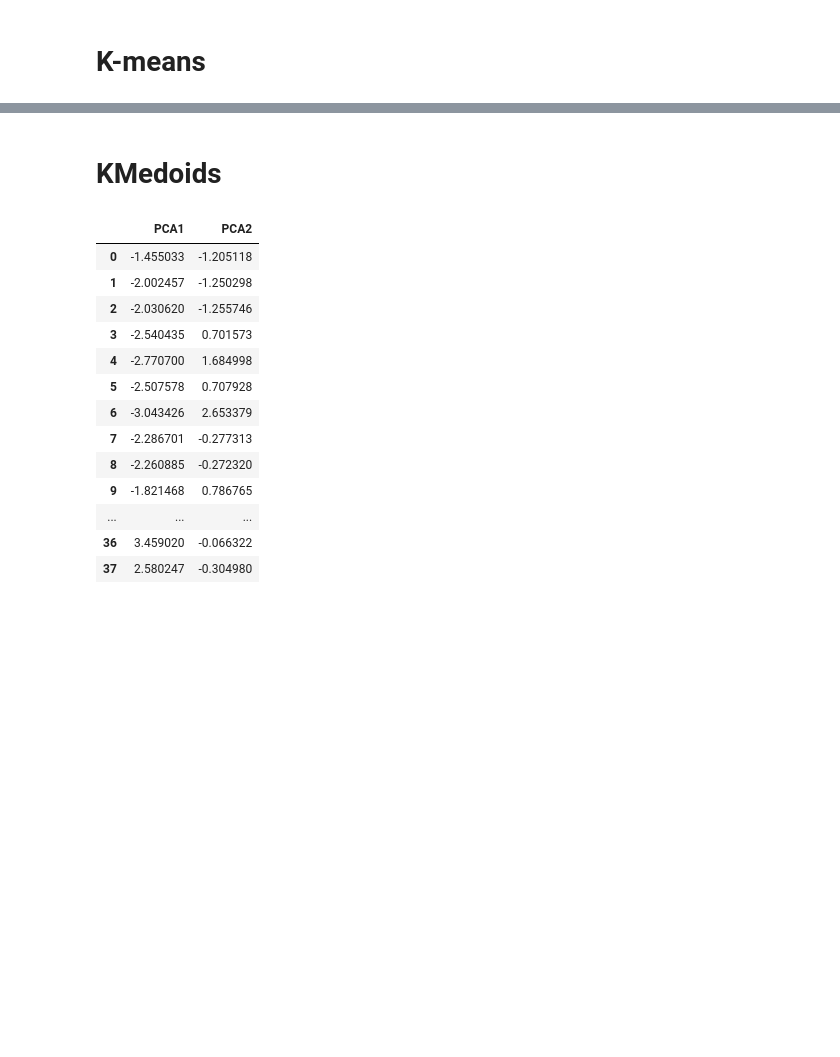
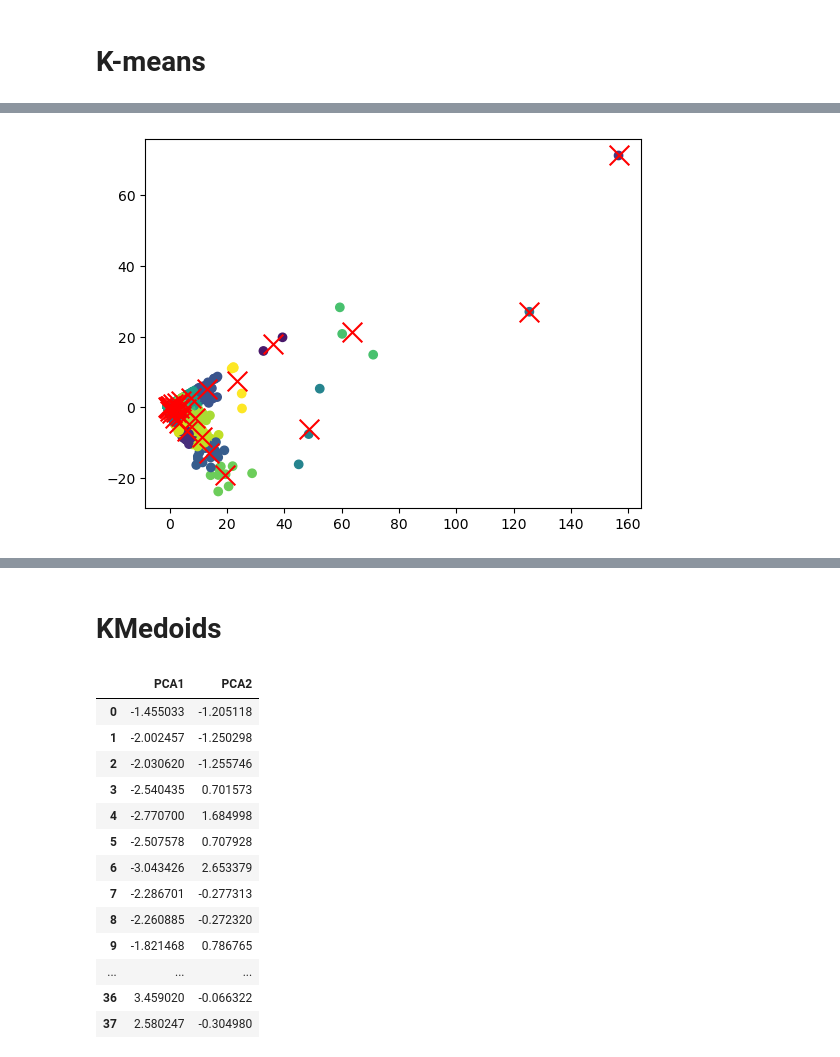
Before and after one commit to yanboyang713/project-health, a Jupyter notebook: main.ipynb, the cells around one changed output, grey strips where cells are left out. Cells and saved outputs as stored; diff of their text form; code cells hidden in the pictures; blank space fills up the shorter version.

```diff
--- a/main.ipynb
+++ b/main.ipynb
@@ -420,9 +358,0 @@ activity_columns
-# %%
-# Check if the length of the ndarray matches the number of rows in the DataFrame
-if len(activity_labels) == len(data):
-    # Adding the new column
-    data['activity_random_projection_labels'] = activity_labels
-else:
-    print("The length of the ndarray does not match the number of DataFrame rows.")
-# Convert 'my_column' to int
-data['activity_random_projection_labels'] = data['activity_random_projection_labels'].astype(int)
@@ -702,0 +794,5 @@ pca_PRs
+# %%
+kmeans_issues = pca_issues[['PCA1', 'PCA2']]
+kmeans(kmeans_issues, close_columns_random_projection.getNumOfCluster())
+# %% [output]
+[figure, added]
```
Also changed, not shown: parts of 130 cells of this notebook, 1 other file.
